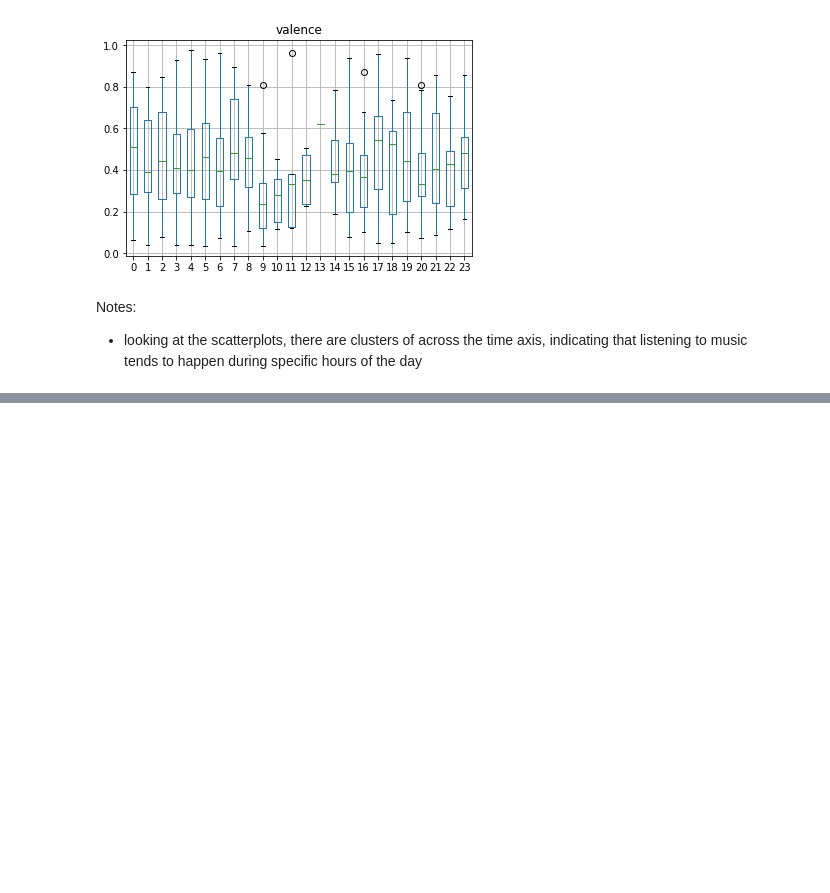
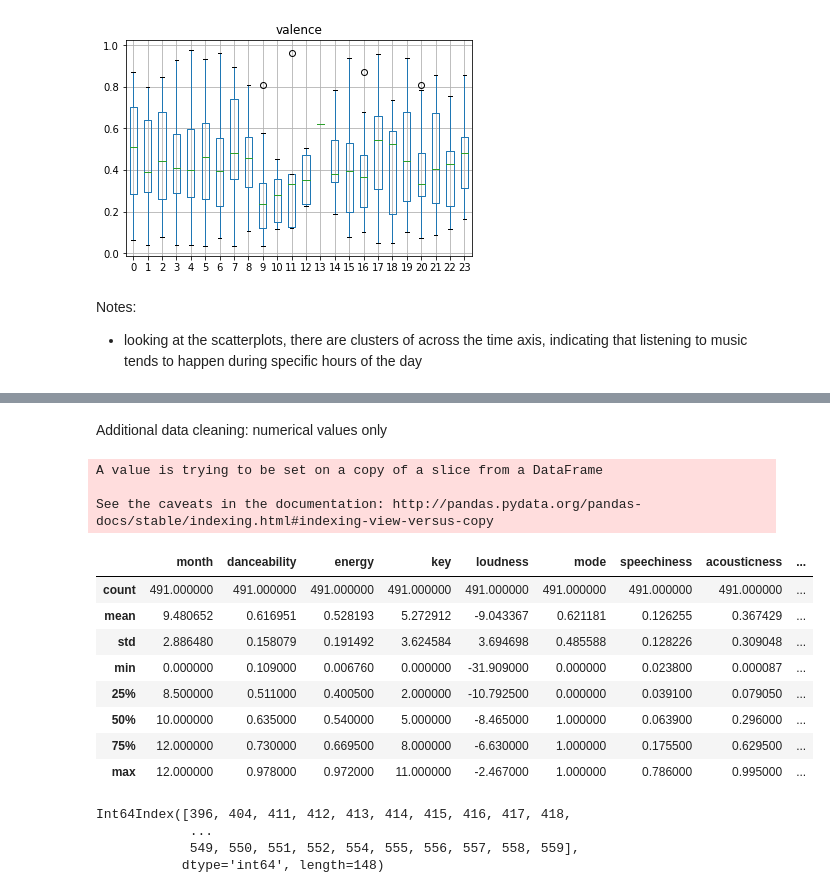
Before and after one commit to rileynwong/spotify-analysis, a Jupyter notebook: Data-Analysis.ipynb, the cells around one changed output, grey strips where cells are left out. Cells and saved outputs as stored; diff of their text form; code cells hidden in the pictures; blank space fills up the shorter version.

```diff
--- a/Data-Analysis.ipynb
+++ b/Data-Analysis.ipynb
@@ -294,0 +330,27 @@ for col in data:
+# %% [markdown]
+Additional data cleaning: numerical values only
+# %%
+data_numerical = data.select_dtypes(include=[np.number])
+# %%
+"""
+Drop lyrical sentiment analysis, since we don't have
+that many rows with it, it may skew the models.
+I'm more interested in the audio features.
+"""
+data_numerical.drop(['neg','neu','pos','compound'], axis=1, inplace=True)
+# %% [output]
+A value is trying to be set on a copy of a slice from a DataFrame
+
+See the caveats in the documentation: http://pandas.pydata.org/pandas-docs/stable/indexing.html#indexing-view-versus-copy
+# %%
+data_numerical.describe()
+# %% [output]
+|  | month | danceability | energy | key | loudness | mode | speechiness | acousticness | ... |
+| count | 491.000000 | 491.000000 | 491.000000 | 491.000000 | 491.000000 | 491.000000 | 491.000000 | 491.000000 | ... |
+| mean | 9.480652 | 0.616951 | 0.528193 | 5.272912 | -9.043367 | 0.621181 | 0.126255 | 0.367429 | ... |
+| std | 2.886480 | 0.158079 | 0.191492 | 3.624584 | 3.694698 | 0.485588 | 0.128226 | 0.309048 | ... |
+| min | 0.000000 | 0.109000 | 0.006760 | 0.000000 | -31.909000 | 0.000000 | 0.023800 | 0.000087 | ... |
+| 25% | 8.500000 | 0.511000 | 0.400500 | 2.000000 | -10.792500 | 0.000000 | 0.039100 | 0.079050 | ... |
+| 50% | 10.000000 | 0.635000 | 0.540000 | 5.000000 | -8.465000 | 1.000000 | 0.063900 | 0.296000 | ... |
+| 75% | 12.000000 | 0.730000 | 0.669500 | 8.000000 | -6.630000 | 1.000000 | 0.175500 | 0.629500 | ... |
+| max | 12.000000 | 0.978000 | 0.972000 | 11.000000 | -2.467000 | 1.000000 | 0.786000 | 0.995000 | ... |
@@ -294,0 +360,7 @@ for col in data:
+# %%
+test_idx
+# %% [output]
+Int64Index([396, 404, 411, 412, 413, 414, 415, 416, 417, 418,
+            ...
+            549, 550, 551, 552, 554, 555, 556, 557, 558, 559],
+           dtype='int64', length=148)
```
Also changed, not shown: parts of 46 cells of this notebook.
